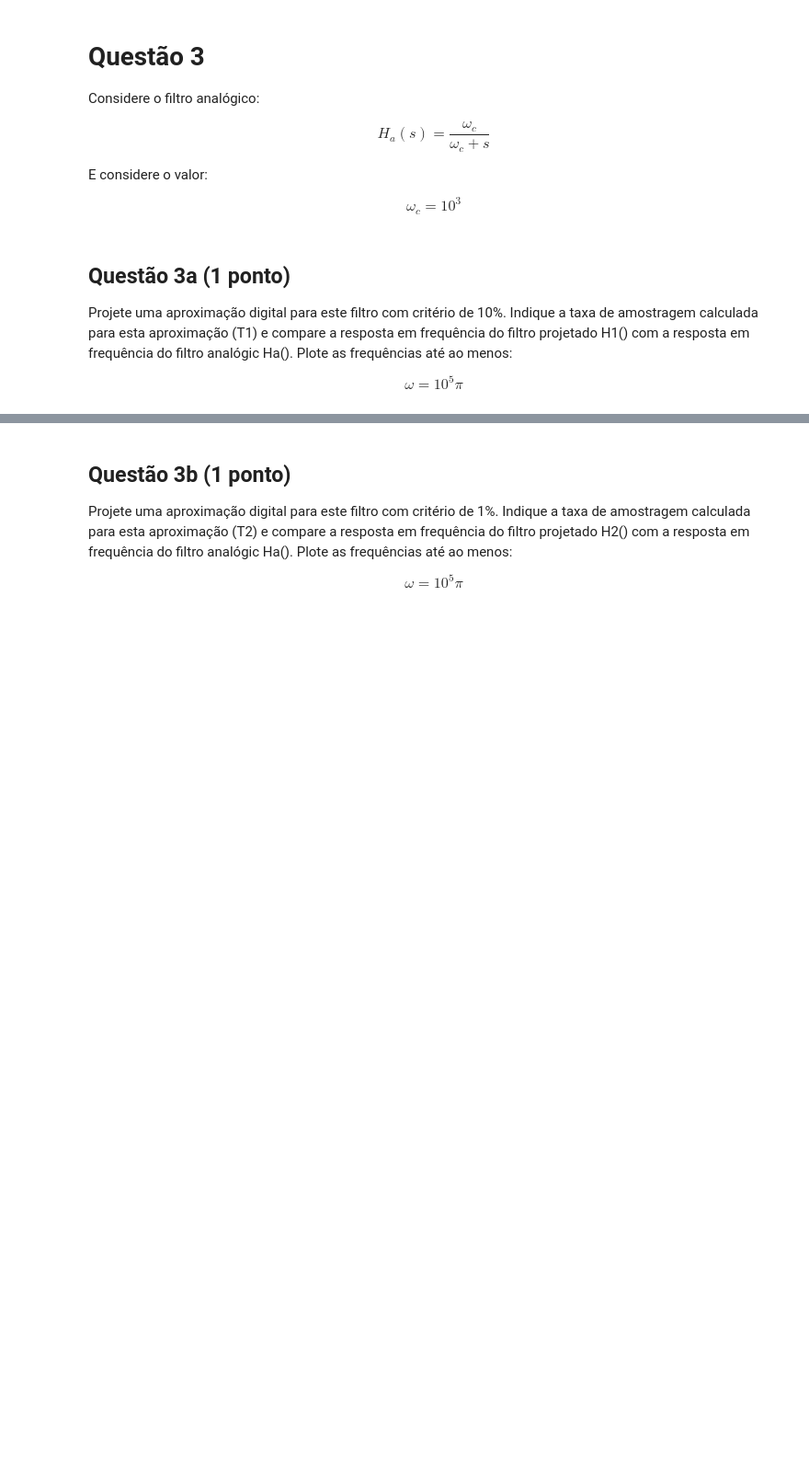
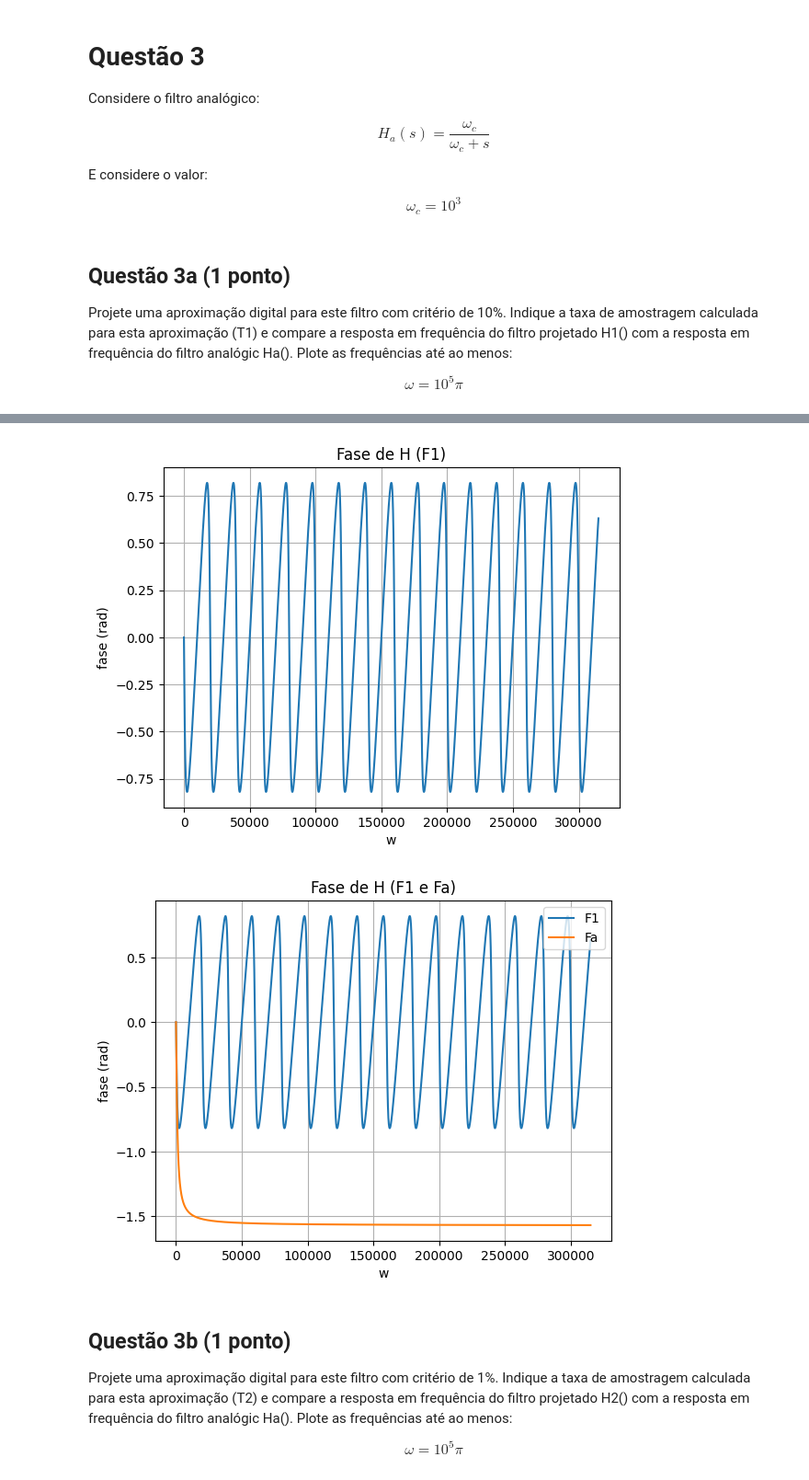
Before and after one commit to geraldotnf/sstd, a Jupyter notebook: Projeto 2/projeto2.ipynb, the cells around one changed output, grey strips where cells are left out. Shown: that part at 92% size. Saved outputs shown, nothing was run; the diff lists cells and outputs as text; code cells hidden in the pictures; blank space fills up the shorter version.

```diff
--- a/Projeto 2/projeto2.ipynb
+++ b/Projeto 2/projeto2.ipynb
@@ -227,3 +251,28 @@ $$ \omega = 10^5 \pi $$
+# %%
+def F1(w):
+    return -np.arctan2((0.7304 * np.sin(w*T1)), (1 - 0.7304 * np.cos(w * T1)))
+
+def Fa(w):
+    return -np.arctan(w/1000)
+
+plt.plot(F1(omega))
+plt.xlabel("w")
+plt.ylabel('fase (rad)')
+plt.title("Fase de H (F1)")
+plt.grid(True)
+plt.show()
+
+plt.plot(F1(omega), label='F1')
+plt.plot(Fa(omega), label='Fa')
+plt.xlabel("w")
+plt.ylabel('fase (rad)')
+plt.title("Fase de H (F1 e Fa)")
+plt.grid(True)
+plt.legend(loc='upper right')
+plt.show()
+# %% [output]
+[figure, added]
+[figure, added]
 # %% [markdown]
 ## Questão 3b (1  ponto)
 
```
Also changed, not shown: parts of 8 cells of this notebook.
